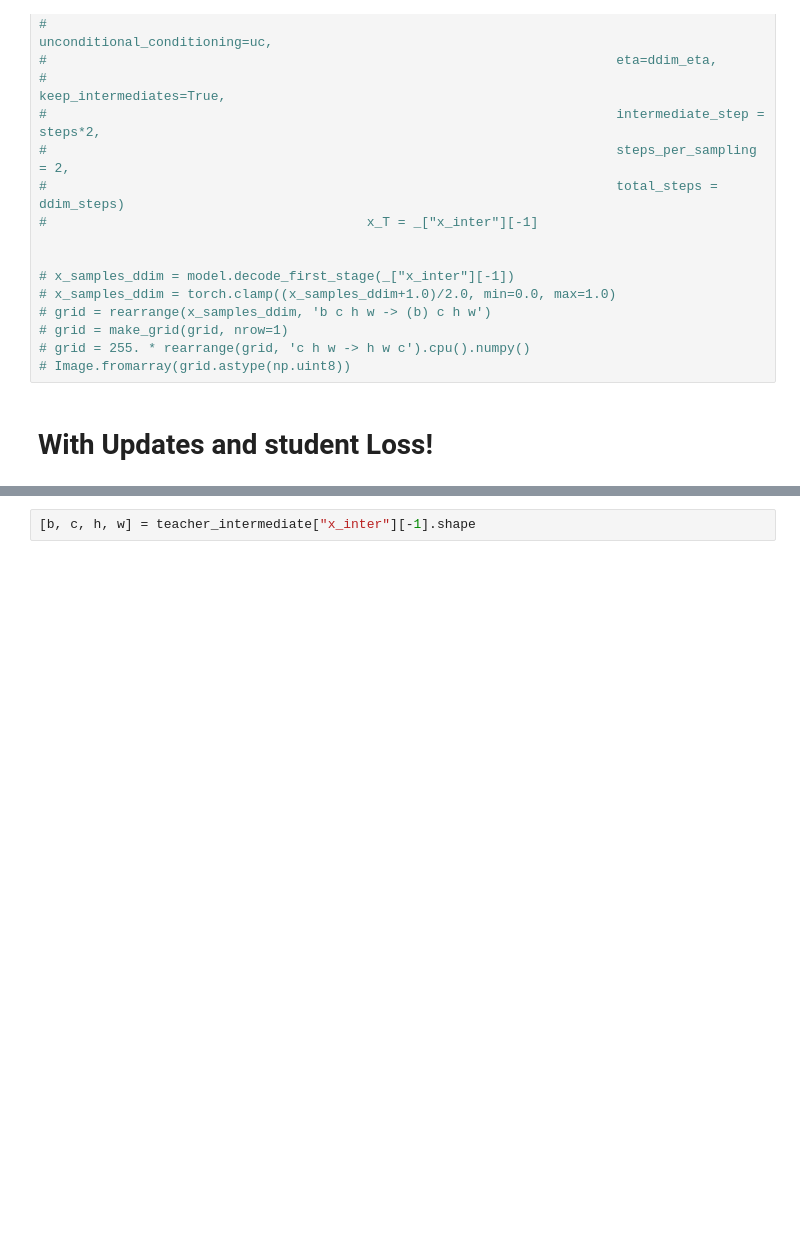
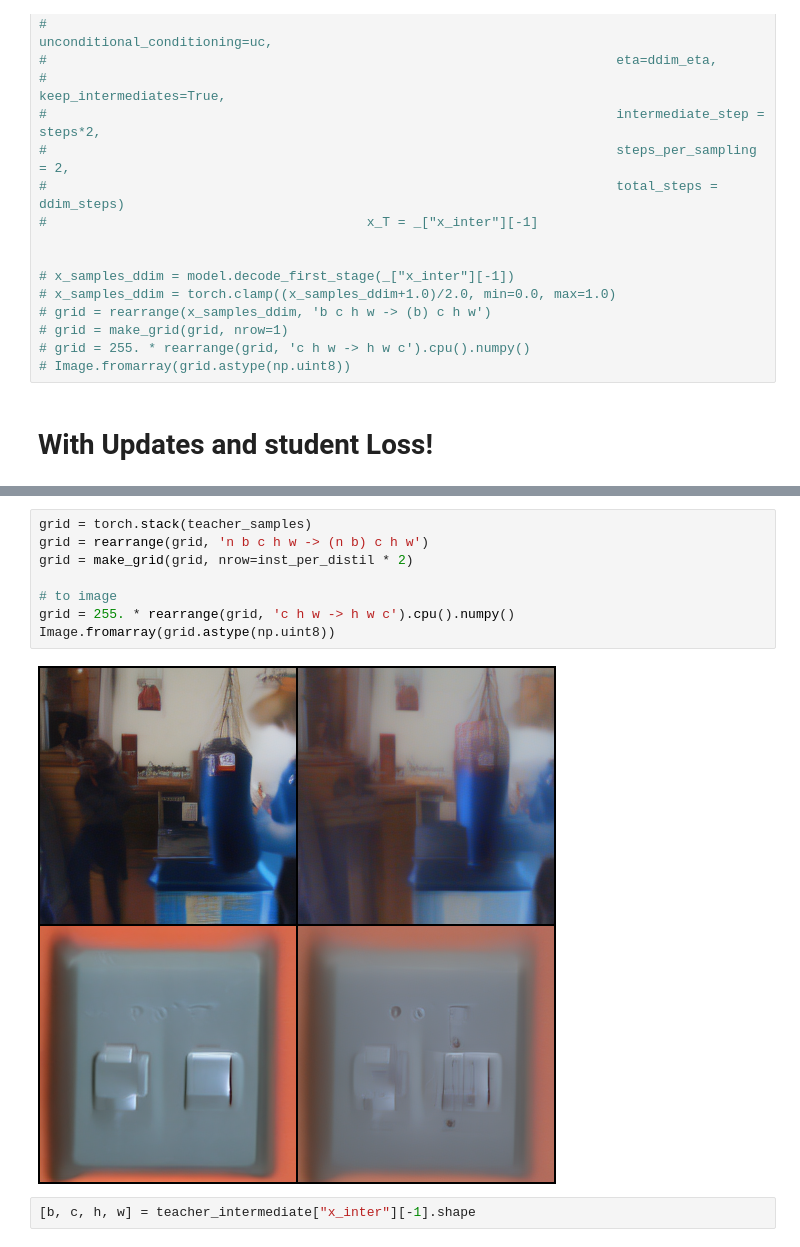
Before and after one commit to Pmobilee/DSD, a Jupyter notebook: cin_256/Cin_256_custom.ipynb, the cells around one changed output, grey strips where cells are left out. Drawn from its saved outputs; the diff is of its cells as text; blank space fills up the shorter version.

```diff
--- a/cin_256/Cin_256_custom.ipynb
+++ b/cin_256/Cin_256_custom.ipynb
@@ -263,3 +315,13 @@ Image.fromarray(grid.astype(np.uint8))
+# %%
+grid = torch.stack(teacher_samples)
+grid = rearrange(grid, 'n b c h w -> (n b) c h w')
+grid = make_grid(grid, nrow=inst_per_distil * 2)
+
+# to image
+grid = 255. * rearrange(grid, 'c h w -> h w c').cpu().numpy()
+Image.fromarray(grid.astype(np.uint8))
+# %% [output]
+[figure, added]
 # %%
 [b, c, h, w] = teacher_intermediate["x_inter"][-1].shape
 # %%
```
Also changed, not shown: parts of 8 cells of this notebook, 1 other file.
